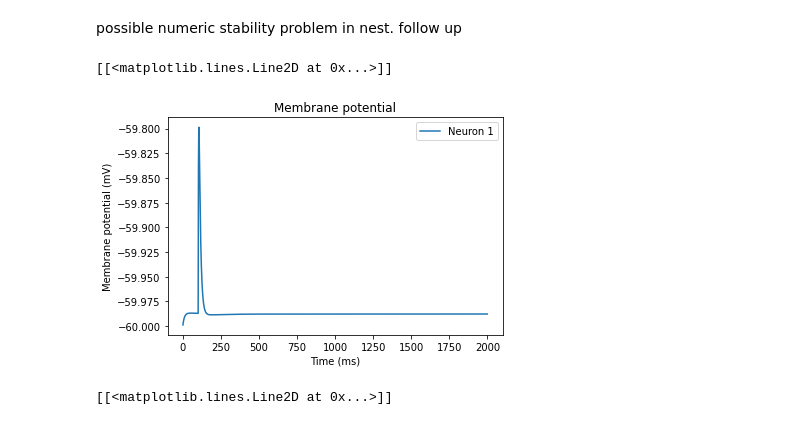
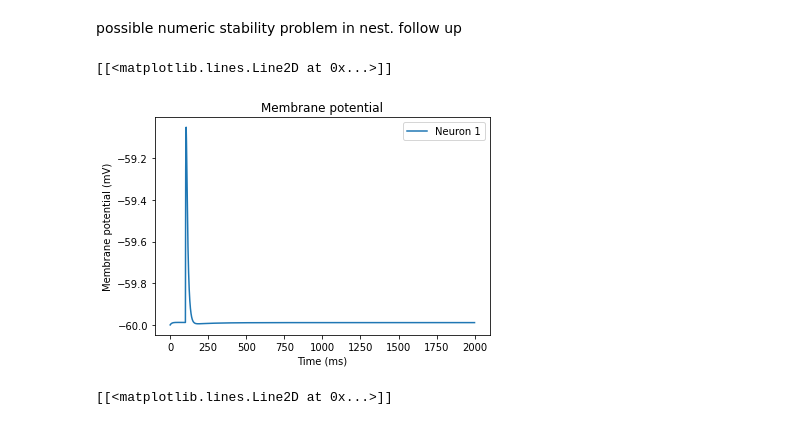
Before and after one commit to 104H/simulenation, a Jupyter notebook: src/epspcomputation.ipynb, the cells around one changed output. Cells and saved outputs as stored; diff of their text form; code cells hidden in the pictures.

```diff
--- a/src/epspcomputation.ipynb
+++ b/src/epspcomputation.ipynb
@@ -15,35 +15,35 @@ neuron_params_thl = {
         'C_m': 50.0,      # membrane capacity (pF)
         'g_L': 5.0,      # leak conductance  - see refs
         'V_reset': -52.,  # reset membrane potential after a spike (mV)  - for bustiness
         'V_th': -50.,  # spike threshold (mV)
         'tau_syn_ex': 2.5, # exc. synaptic time constant  - mit paper
         'tau_syn_in': 10., # exc. synaptic time constant  - mit paper
 
         # initial burst + adaptation
         "a": 0.5,
         "b": 10.,
         'tau_w': 150.,
     }
 
 n = nest.Create("aeif_cond_exp", 1)
 nest.SetStatus(n, neuron_params_thl)
 
 v = nest.Create("voltmeter")
 
 nest.Connect(v, n)
 
 sg = nest.Create('spike_generator')
 
 nest.SetStatus(sg, {'spike_times' : [100.]})
 
-nest.Connect(sg, n, syn_spec={'weight':.1})
+nest.Connect(sg, n, syn_spec={'weight':.5})
 
 nest.Simulate(2000)
 
 nest.voltage_trace.from_device(v)
 # %% [output]
 [[<matplotlib.lines.Line2D at 0x...>]]
-[figure, old version]
+[figure, new version]
 # %%
 nest.ResetKernel()
 
```
Also changed, not shown: 5 other files.
